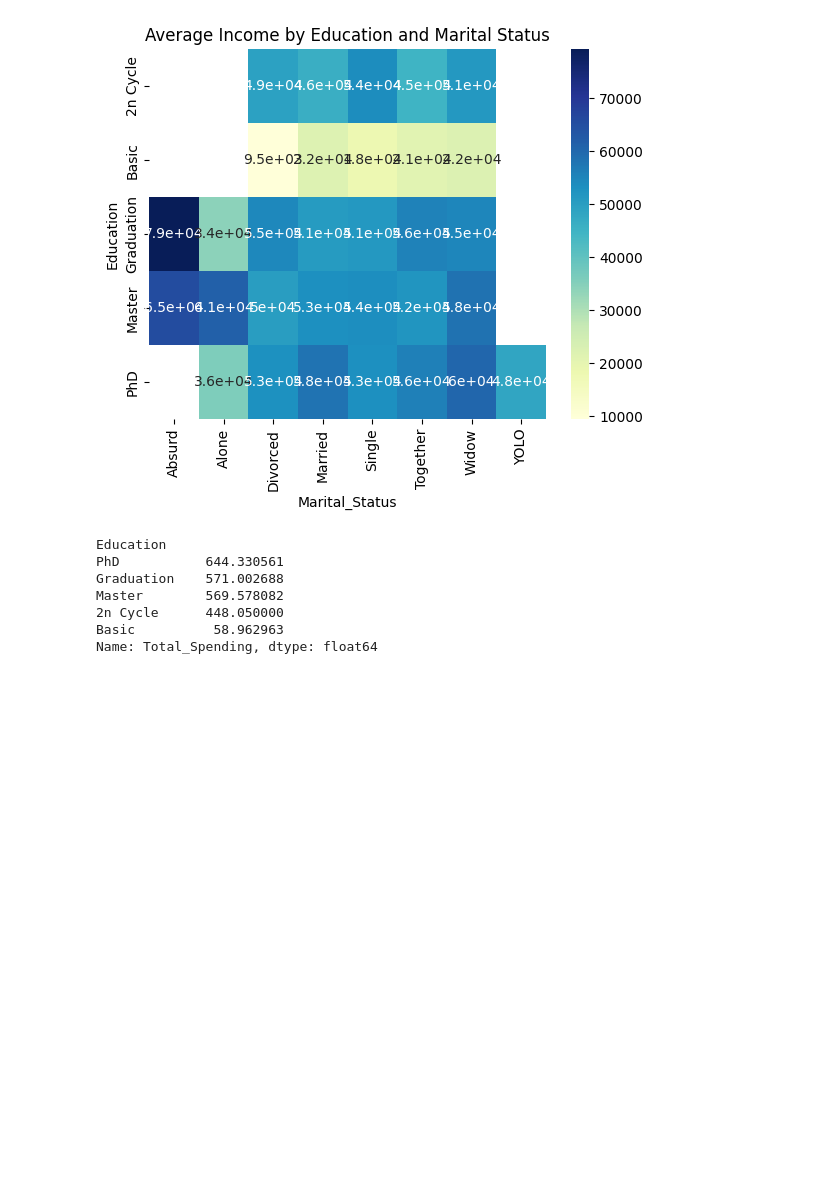
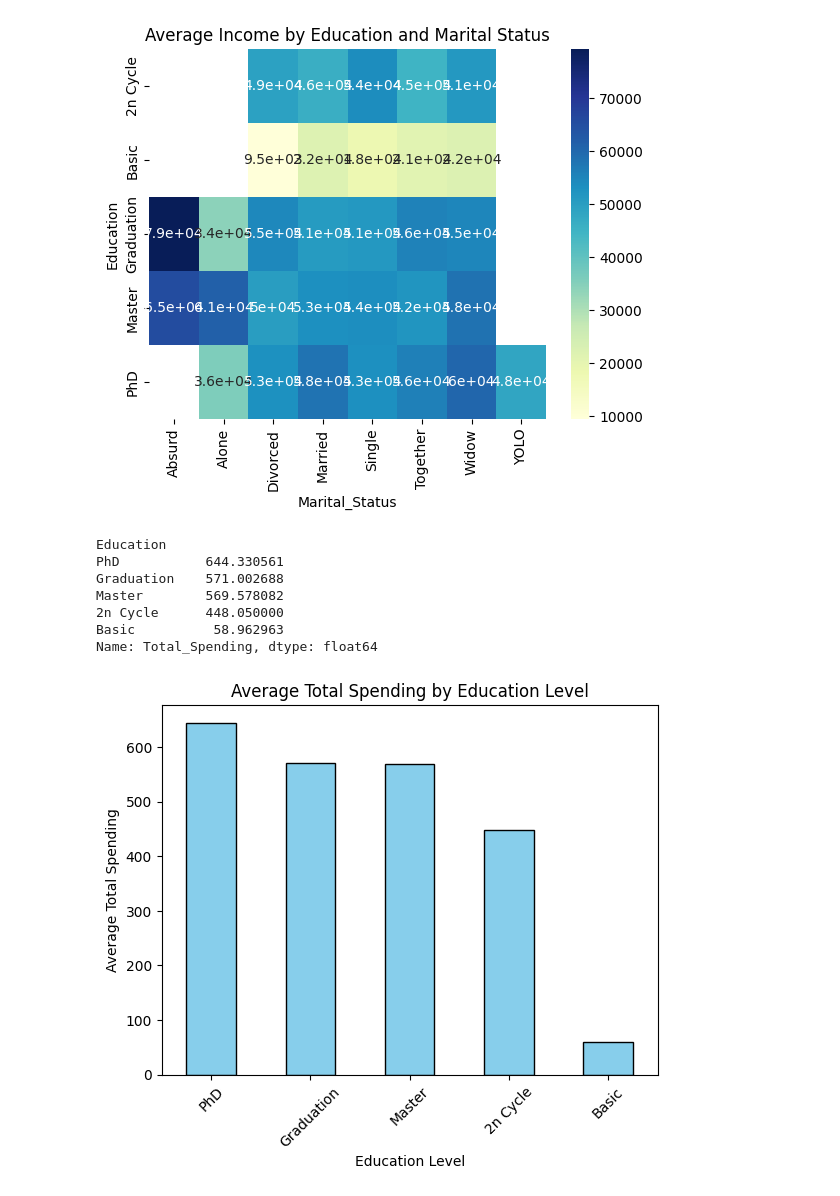
Before and after one commit to HNDeshanSamarathunga/cutomer_segment_ML, a Jupyter notebook: Analysis_Mode.ipynb, the cells around one changed output. Cells and saved outputs as stored; diff of their text form; code cells hidden in the pictures; blank space fills up the shorter version.

```diff
--- a/Analysis_Mode.ipynb
+++ b/Analysis_Mode.ipynb
@@ -358,3 +358,12 @@ Master        569.578082
 2n Cycle      448.050000
 Basic          58.962963
 Name: Total_Spending, dtype: float64
+# %%
+group1.plot(kind="bar", color="skyblue", edgecolor="black")
+plt.title("Average Total Spending by Education Level")
+plt.ylabel("Average Total Spending")
+plt.xlabel("Education Level")
+plt.xticks(rotation=45)
+plt.show()
+# %% [output]
+[figure, added]
```
Also changed, not shown: parts of 16 cells of this notebook.
